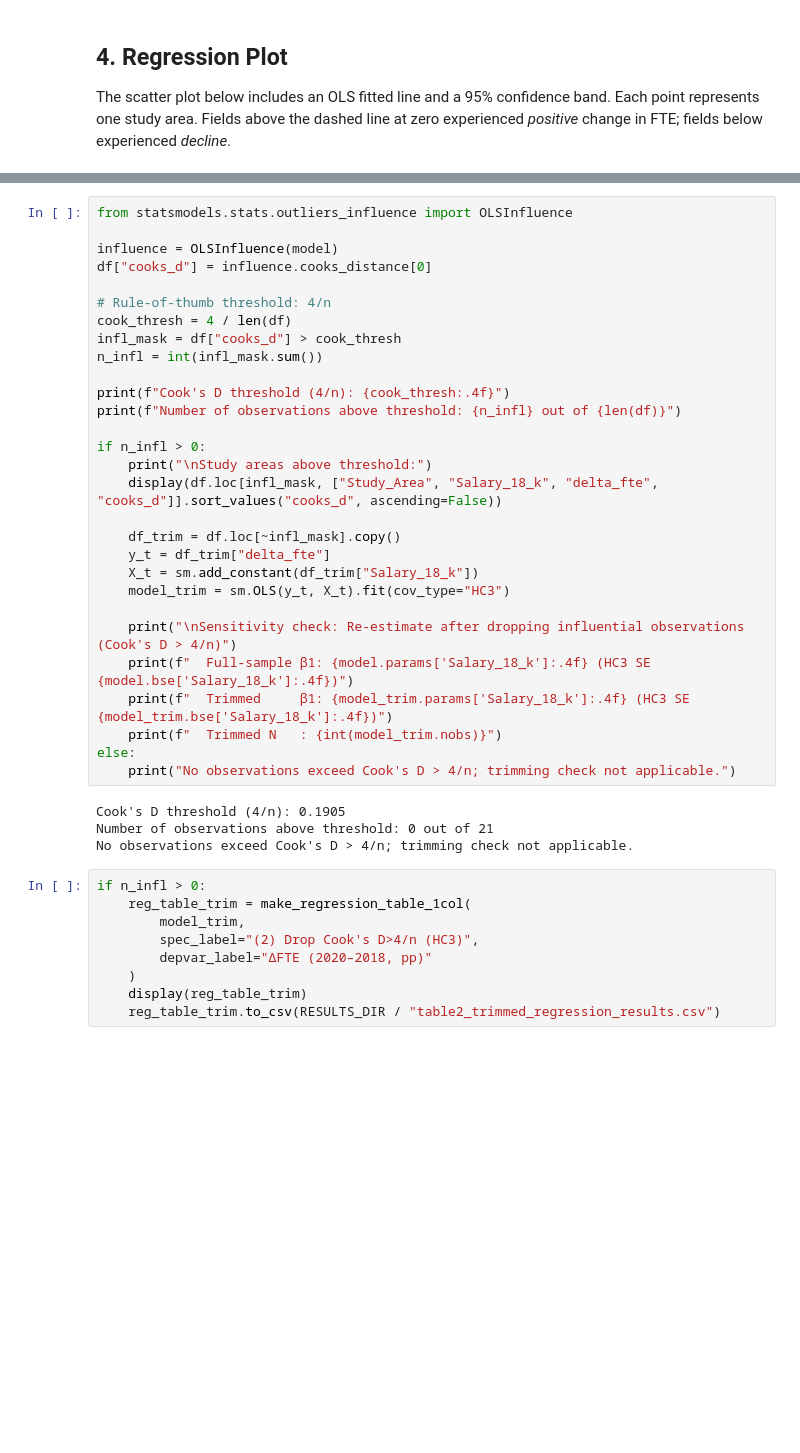
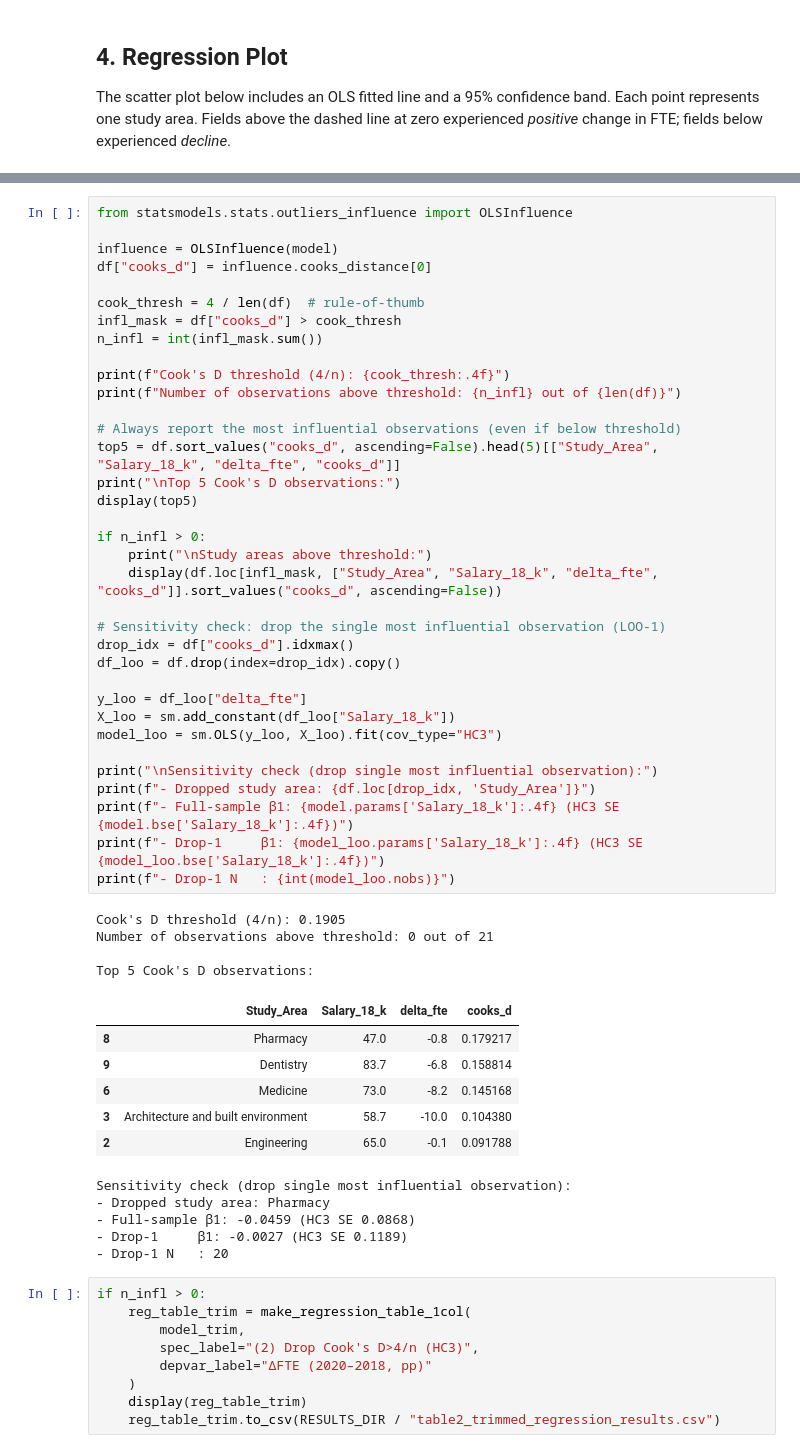
Before and after one commit to atikahtajarimim/ecc3479-project, a Jupyter notebook: code/econometric_analysis.ipynb, the cells around one changed output, grey strips where cells are left out. Cells and saved outputs as stored; diff of their text form; blank space fills up the shorter version.

```diff
--- a/code/econometric_analysis.ipynb
+++ b/code/econometric_analysis.ipynb
@@ -253,36 +344,54 @@ Interpretation (descriptive / associational):
 # %%
 from statsmodels.stats.outliers_influence import OLSInfluence
 
 influence = OLSInfluence(model)
 df["cooks_d"] = influence.cooks_distance[0]
 
-# Rule-of-thumb threshold: 4/n
-cook_thresh = 4 / len(df)
+cook_thresh = 4 / len(df)  # rule-of-thumb
 infl_mask = df["cooks_d"] > cook_thresh
 n_infl = int(infl_mask.sum())
 
 print(f"Cook's D threshold (4/n): {cook_thresh:.4f}")
 print(f"Number of observations above threshold: {n_infl} out of {len(df)}")
 
+# Always report the most influential observations (even if below threshold)
+top5 = df.sort_values("cooks_d", ascending=False).head(5)[["Study_Area", "Salary_18_k", "delta_fte", "cooks_d"]]
+print("\nTop 5 Cook's D observations:")
+display(top5)
+
 if n_infl > 0:
     print("\nStudy areas above threshold:")
     display(df.loc[infl_mask, ["Study_Area", "Salary_18_k", "delta_fte", "cooks_d"]].sort_values("cooks_d", ascending=False))
 
-    df_trim = df.loc[~infl_mask].copy()
-    y_t = df_trim["delta_fte"]
-    X_t = sm.add_constant(df_trim["Salary_18_k"])
-    model_trim = sm.OLS(y_t, X_t).fit(cov_type="HC3")
+# Sensitivity check: drop the single most influential observation (LOO-1)
+drop_idx = df["cooks_d"].idxmax()
+df_loo = df.drop(index=drop_idx).copy()
 
-    print("\nSensitivity check: Re-estimate after dropping influential observations (Cook's D > 4/n)")
-    print(f"  Full-sample β1: {model.params['Salary_18_k']:.4f} (HC3 SE {model.bse['Salary_18_k']:.4f})")
-    print(f"  Trimmed     β1: {model_trim.params['Salary_18_k']:.4f} (HC3 SE {model_trim.bse['Salary_18_k']:.4f})")
-    print(f"  Trimmed N   : {int(model_trim.nobs)}")
-else:
-    print("No observations exceed Cook's D > 4/n; trimming check not applicable.")
+y_loo = df_loo["delta_fte"]
+X_loo = sm.add_constant(df_loo["Salary_18_k"])
+model_loo = sm.OLS(y_loo, X_loo).fit(cov_type="HC3")
+
+print("\nSensitivity check (drop single most influential observation):")
+print(f"- Dropped study area: {df.loc[drop_idx, 'Study_Area']}")
+print(f"- Full-sample β1: {model.params['Salary_18_k']:.4f} (HC3 SE {model.bse['Salary_18_k']:.4f})")
+print(f"- Drop-1     β1: {model_loo.params['Salary_18_k']:.4f} (HC3 SE {model_loo.bse['Salary_18_k']:.4f})")
+print(f"- Drop-1 N   : {int(model_loo.nobs)}")
 # %% [output]
 Cook's D threshold (4/n): 0.1905
 Number of observations above threshold: 0 out of 21
-No observations exceed Cook's D > 4/n; trimming check not applicable.
+
+Top 5 Cook's D observations:
+|  | Study_Area | Salary_18_k | delta_fte | cooks_d |
+| 8 | Pharmacy | 47.0 | -0.8 | 0.179217 |
+| 9 | Dentistry | 83.7 | -6.8 | 0.158814 |
+| 6 | Medicine | 73.0 | -8.2 | 0.145168 |
+| 3 | Architecture and built environment | 58.7 | -10.0 | 0.104380 |
+| 2 | Engineering | 65.0 | -0.1 | 0.091788 |
+Sensitivity check (drop single most influential observation):
+- Dropped study area: Pharmacy
+- Full-sample β1: -0.0459 (HC3 SE 0.0868)
+- Drop-1     β1: -0.0027 (HC3 SE 0.1189)
+- Drop-1 N   : 20
 # %%
 if n_infl > 0:
     reg_table_trim = make_regression_table_1col(
```
Also changed, not shown: parts of 11 cells of this notebook, 7 other files.
